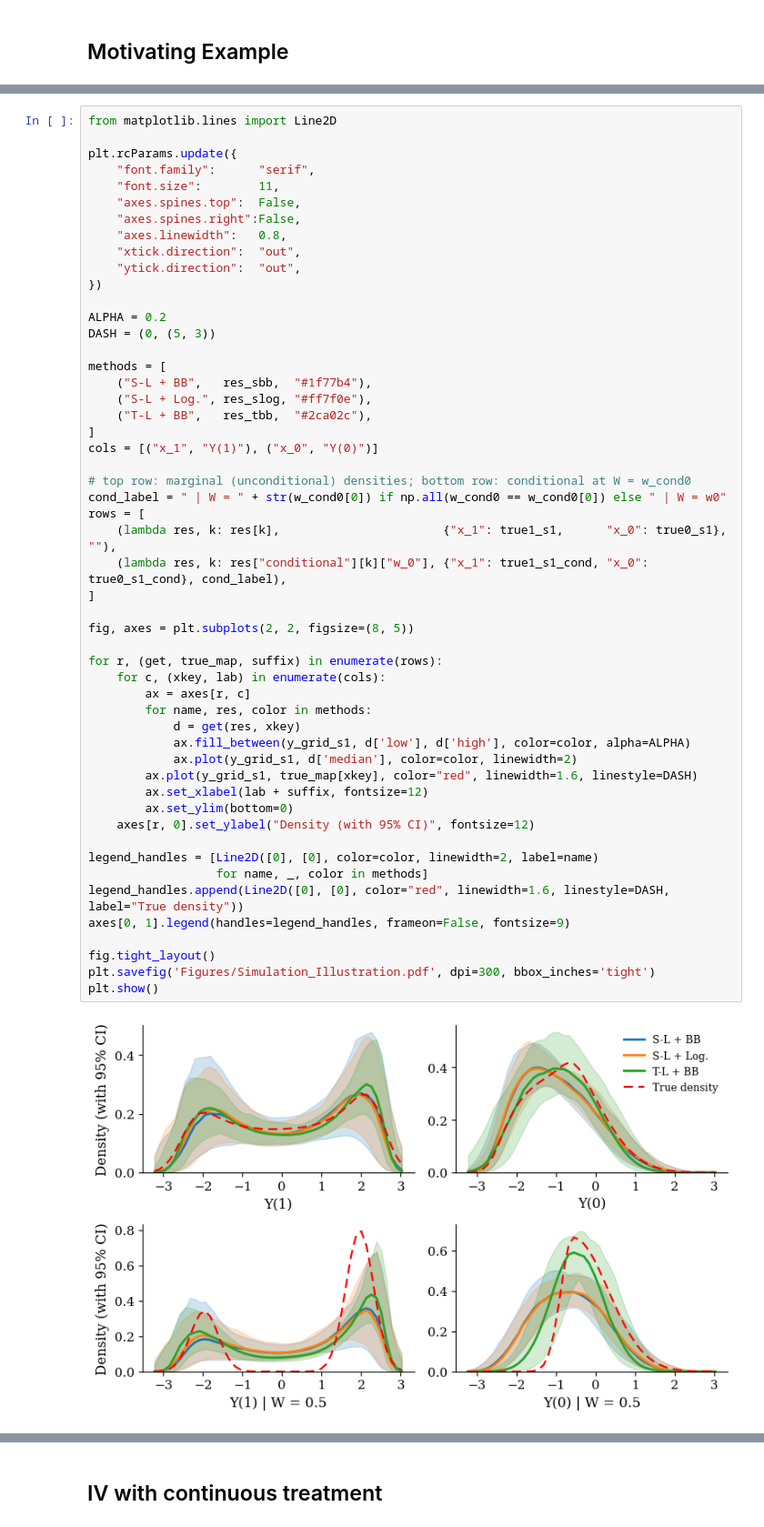
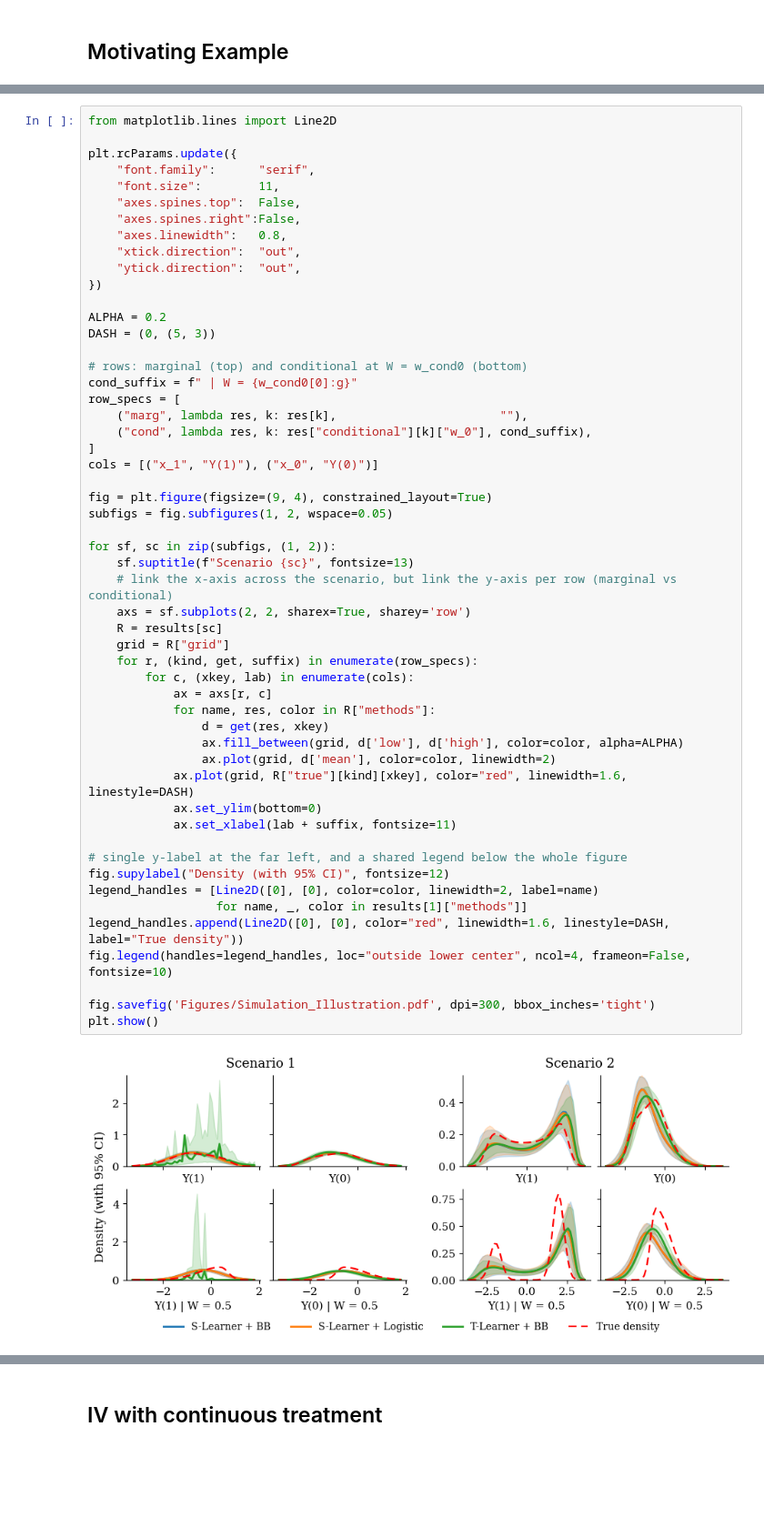
Before and after one commit to gregorsteiner/CausalMP, a Jupyter notebook: Simulated_Examples.ipynb, the cells around one changed output, grey strips where cells are left out. Shown at 91% size. Drawn from its saved outputs; the diff is of its cells as text; blank space fills up the shorter version.

Commit message:
Updated experiment and median -> mean

```diff
--- a/Simulated_Examples.ipynb
+++ b/Simulated_Examples.ipynb
@@ -200,55 +227,56 @@ Predictive resampling time: 7.112s
 # %%
 from matplotlib.lines import Line2D
 
 plt.rcParams.update({
     "font.family":      "serif",
     "font.size":        11,
     "axes.spines.top":  False,
     "axes.spines.right":False,
     "axes.linewidth":   0.8,
     "xtick.direction":  "out",
     "ytick.direction":  "out",
 })
 
 ALPHA = 0.2
 DASH = (0, (5, 3))
 
-methods = [
-    ("S-L + BB",   res_sbb,  "#1f77b4"),
-    ("S-L + Log.", res_slog, "#ff7f0e"),
-    ("T-L + BB",   res_tbb,  "#2ca02c"),
+# rows: marginal (top) and conditional at W = w_cond0 (bottom)
+cond_suffix = f" | W = {w_cond0[0]:g}"
+row_specs = [
+    ("marg", lambda res, k: res[k],                       ""),
+    ("cond", lambda res, k: res["conditional"][k]["w_0"], cond_suffix),
 ]
 cols = [("x_1", "Y(1)"), ("x_0", "Y(0)")]
 
-# top row: marginal (unconditional) densities; bottom row: conditional at W = w_cond0
-cond_label = " | W = " + str(w_cond0[0]) if np.all(w_cond0 == w_cond0[0]) else " | W = w0"
-rows = [
-    (lambda res, k: res[k],                       {"x_1": true1_s1,      "x_0": true0_s1},      ""),
-    (lambda res, k: res["conditional"][k]["w_0"], {"x_1": true1_s1_cond, "x_0": true0_s1_cond}, cond_label),
-]
+fig = plt.figure(figsize=(9, 4), constrained_layout=True)
+subfigs = fig.subfigures(1, 2, wspace=0.05)
 
-fig, axes = plt.subplots(2, 2, figsize=(8, 5))
+for sf, sc in zip(subfigs, (1, 2)):
+    sf.suptitle(f"Scenario {sc}", fontsize=13)
+    # link the x-axis across the scenario, but link the y-axis per row (marginal vs conditional)
+    axs = sf.subplots(2, 2, sharex=True, sharey='row')
+    R = results[sc]
+    grid = R["grid"]
+    for r, (kind, get, suffix) in enumerate(row_specs):
+        for c, (xkey, lab) in enumerate(cols):
+            ax = axs[r, c]
+            for name, res, color in R["methods"]:
+                d = get(res, xkey)
+                ax.fill_between(grid, d['low'], d['high'], color=color, alpha=ALPHA)
+                ax.plot(grid, d['mean'], color=color, linewidth=2)
+            ax.plot(grid, R["true"][kind][xkey], color="red", linewidth=1.6, linestyle=DASH)
+            ax.set_ylim(bottom=0)
+            ax.set_xlabel(lab + suffix, fontsize=11)
 
-for r, (get, true_map, suffix) in enumerate(rows):
-    for c, (xkey, lab) in enumerate(cols):
-        ax = axes[r, c]
-        for name, res, color in methods:
-            d = get(res, xkey)
-            ax.fill_between(y_grid_s1, d['low'], d['high'], color=color, alpha=ALPHA)
-            ax.plot(y_grid_s1, d['median'], color=color, linewidth=2)
-        ax.plot(y_grid_s1, true_map[xkey], color="red", linewidth=1.6, linestyle=DASH)
-        ax.set_xlabel(lab + suffix, fontsize=12)
-        ax.set_ylim(bottom=0)
-    axes[r, 0].set_ylabel("Density (with 95% CI)", fontsize=12)
+# single y-label at the far left, and a shared legend below the whole figure
+fig.supylabel("Density (with 95% CI)", fontsize=12)
+legend_handles = [Line2D([0], [0], color=color, linewidth=2, label=name)
+                  for name, _, color in results[1]["methods"]]
+legend_handles.append(Line2D([0], [0], color="red", linewidth=1.6, linestyle=DASH, label="True density"))
+fig.legend(handles=legend_handles, loc="outside lower center", ncol=4, frameon=False, fontsize=10)
 
-legend_handles = [Line2D([0], [0], color=color, linewidth=2, label=name)
-                  for name, _, color in methods]
-legend_handles.append(Line2D([0], [0], color="red", linewidth=1.6, linestyle=DASH, label="True density"))
-axes[0, 1].legend(handles=legend_handles, frameon=False, fontsize=9)
-
-fig.tight_layout()
-plt.savefig('Figures/Simulation_Illustration.pdf', dpi=300, bbox_inches='tight')
+fig.savefig('Figures/Simulation_Illustration.pdf', dpi=300, bbox_inches='tight')
 plt.show()
 # %% [output]
-[figure, old version]
+[figure, new version]
 # %%
```
Also changed, not shown: parts of 7 cells of this notebook, 7 other files.
